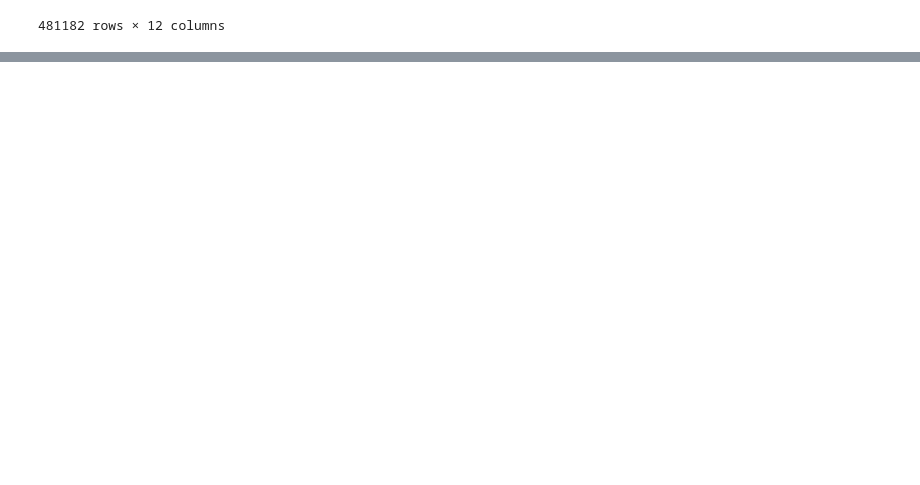
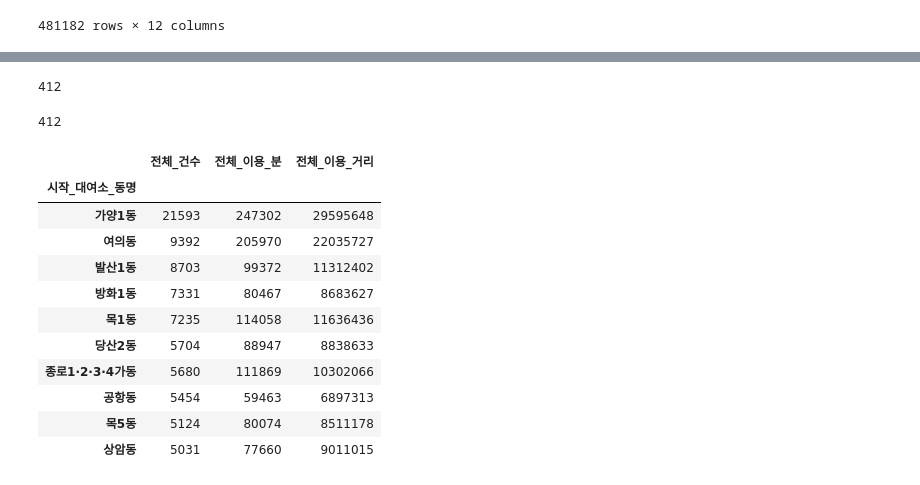
Before and after one commit to HongJeongHwan/KDT_project1_mini, a Jupyter notebook: contents_test.ipynb, the cells around one changed output, grey strips where cells are left out. Cells and saved outputs as stored; diff of their text form; code cells hidden in the pictures; blank space fills up the shorter version.

```diff
--- a/contents_test.ipynb
+++ b/contents_test.ipynb
@@ -162,0 +182,25 @@ df_rent1
+# %%
+df_for_count.shape[0]
+# %% [output]
+412
+# %%
+df_featured_rent.groupby(['시작_대여소_동명'])\
+        .agg({'전체_건수':sum,'전체_이용_분':sum,'전체_이용_거리':sum})\
+        .sort_values(by=['전체_건수','전체_이용_분','전체_이용_거리'],ascending=False).shape[0]
+# %% [output]
+412
+# %%
+df.iloc[:10,:]
+# %% [output]
+|  | 전체_건수 | 전체_이용_분 | 전체_이용_거리 |
+| 시작_대여소_동명 |  |  |  |
+| 가양1동 | 21593 | 247302 | 29595648 |
+| 여의동 | 9392 | 205970 | 22035727 |
+| 발산1동 | 8703 | 99372 | 11312402 |
+| 방화1동 | 7331 | 80467 | 8683627 |
+| 목1동 | 7235 | 114058 | 11636436 |
+| 당산2동 | 5704 | 88947 | 8838633 |
+| 종로1·2·3·4가동 | 5680 | 111869 | 10302066 |
+| 공항동 | 5454 | 59463 | 6897313 |
+| 목5동 | 5124 | 80074 | 8511178 |
+| 상암동 | 5031 | 77660 | 9011015 |
```
Also changed, not shown: parts of 7 cells of this notebook, 2 other files.
